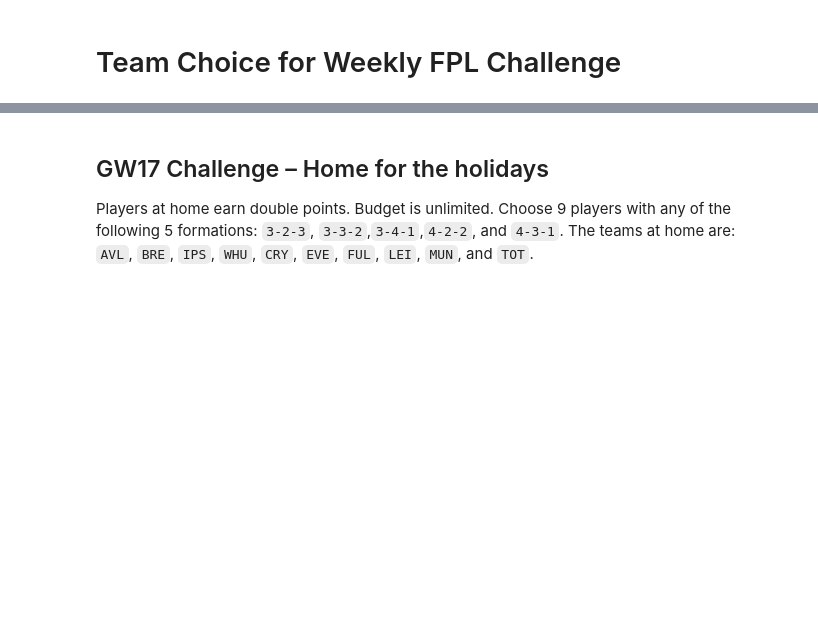
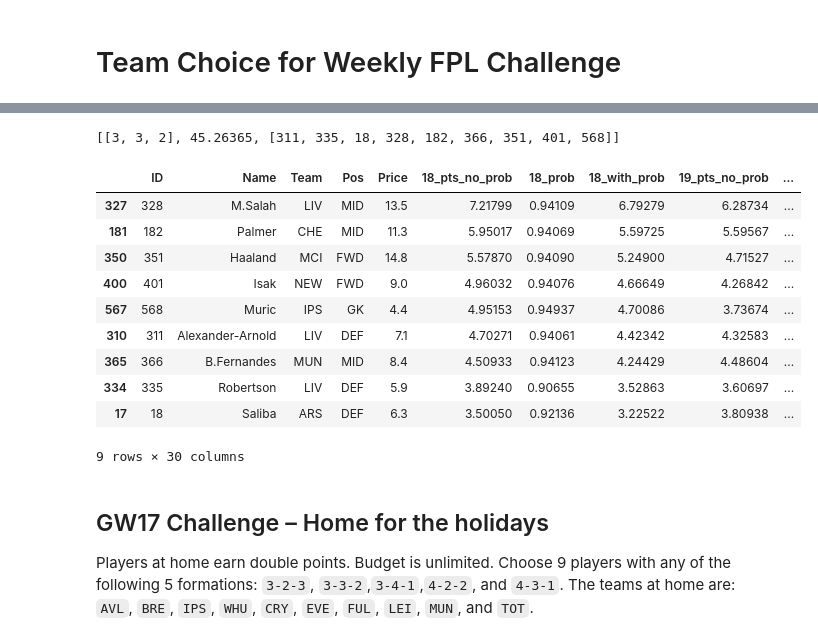
Before and after one commit to cyrilmichino/fantasy-premier-league, a Jupyter notebook: notebooks/fplchallengechoice.ipynb, the cells around one changed output, grey strips where cells are left out. Cells and saved outputs as stored; diff of their text form; code cells hidden in the pictures; blank space fills up the shorter version.

```diff
--- a/notebooks/fplchallengechoice.ipynb
+++ b/notebooks/fplchallengechoice.ipynb
@@ -4,0 +7,10 @@ import pandas as pd
+# %%
+df = pd.read_csv('../data/predictedpoints.csv')
+
+points_col = '18_pts_no_prob'
+prob_col = '18_prob'
+
+df = df.sort_values(by=points_col, ascending=False) ##Sort players based on the adjusted points
+df = df[df[prob_col] >= 0.8] ##Filter out players with less than 85% probability of playing
+
+df.head()
@@ -5,3 +25,47 @@ import pandas as pd
+# %%
+## No budget so we choose the players with the most points based on our formation choice
+### In the script below, we determine which formation to go for to maximise our points return
+formations = [[3,2,3],[3,3,2],[3,4,1],[4,2,2],[4,3,1]]
+formation_positions = ['DEF', 'MID', 'FWD']
+cache = dict() ## Save responses to avoid recomputations
+
+final_result = [[],0,[]] ## [formation, total expected points, list of chosen players]
+for formation in formations:
+    result = [0,[]] ## Subset of the final result for each formation iteration
+    for i in range(len(formation)):
+        if (formation_positions[i],formation[i]) in cache.keys():
+            points = cache[(formation_positions[i],formation[i])][0].sum()
+            players = list(cache[(formation_positions[i],formation[i])][1])
+        else:
+            points = df[df.Pos == formation_positions[i]][points_col][:formation[i]].sum()
+            players = list(df[df.Pos == formation_positions[i]].ID[:formation[i]])
+            cache[(formation_positions[i],formation[i])] = [points,players]
+        result[0] += points
+        result[1] += players
+    if result[0] > final_result[1]:
+        final_result = [formation,result[0],result[1]]
+
+final_result[1] += df[df.Pos == 'GK'][points_col][:1].sum()
+final_result[2] += list(df[df.Pos == 'GK'].ID[:1])
+print(final_result)
+# %% [output]
+[[3, 3, 2], 45.26365, [311, 335, 18, 328, 182, 366, 351, 401, 568]]
+# %%
+## See the players in the optimal final team
+df['chosen'] = df.ID.isin(final_result[2])
+df[df['chosen']== True]
+# %% [output]
+|  | ID | Name | Team | Pos | Price | 18_pts_no_prob | 18_prob | 18_with_prob | 19_pts_no_prob | ... |
+| 327 | 328 | M.Salah | LIV | MID | 13.5 | 7.21799 | 0.94109 | 6.79279 | 6.28734 | ... |
+| 181 | 182 | Palmer | CHE | MID | 11.3 | 5.95017 | 0.94069 | 5.59725 | 5.59567 | ... |
+| 350 | 351 | Haaland | MCI | FWD | 14.8 | 5.57870 | 0.94090 | 5.24900 | 4.71527 | ... |
+| 400 | 401 | Isak | NEW | FWD | 9.0 | 4.96032 | 0.94076 | 4.66649 | 4.26842 | ... |
+| 567 | 568 | Muric | IPS | GK | 4.4 | 4.95153 | 0.94937 | 4.70086 | 3.73674 | ... |
+| 310 | 311 | Alexander-Arnold | LIV | DEF | 7.1 | 4.70271 | 0.94061 | 4.42342 | 4.32583 | ... |
+| 365 | 366 | B.Fernandes | MUN | MID | 8.4 | 4.50933 | 0.94123 | 4.24429 | 4.48604 | ... |
+| 334 | 335 | Robertson | LIV | DEF | 5.9 | 3.89240 | 0.90655 | 3.52863 | 3.60697 | ... |
+| 17 | 18 | Saliba | ARS | DEF | 6.3 | 3.50050 | 0.92136 | 3.22522 | 3.80938 | ... |
+9 rows × 30 columns
 # %% [markdown]
 ## GW17 Challenge – Home for the holidays
 Players at home earn double points. Budget is unlimited. Choose 9 players with any of the following 5 formations: `3-2-3`, `3-3-2`,`3-4-1`,`4-2-2`, and `4-3-1`. The teams at home are:  `AVL`, `BRE`, `IPS`, `WHU`, `CRY`, `EVE`, `FUL`, `LEI`, `MUN`, and `TOT`.
```
Also changed, not shown: parts of 2 cells of this notebook.
